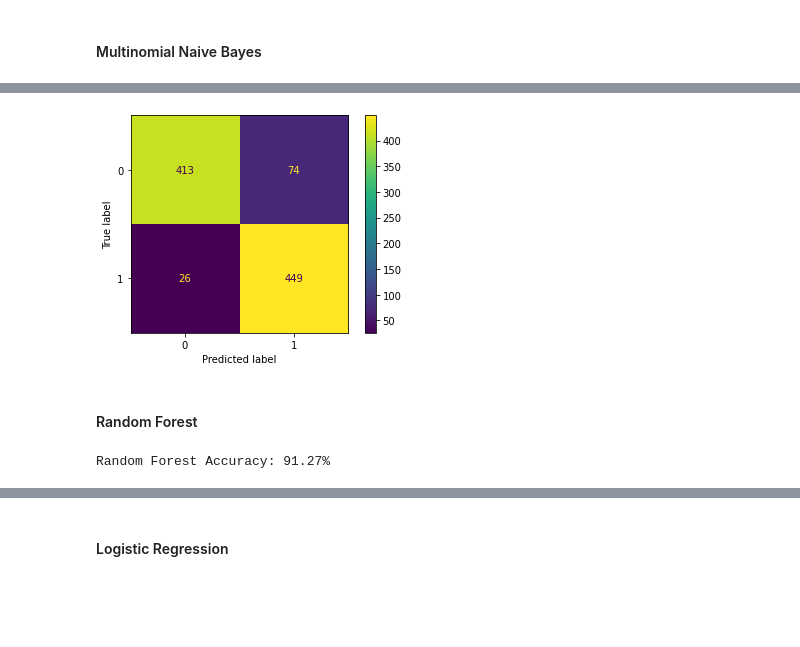
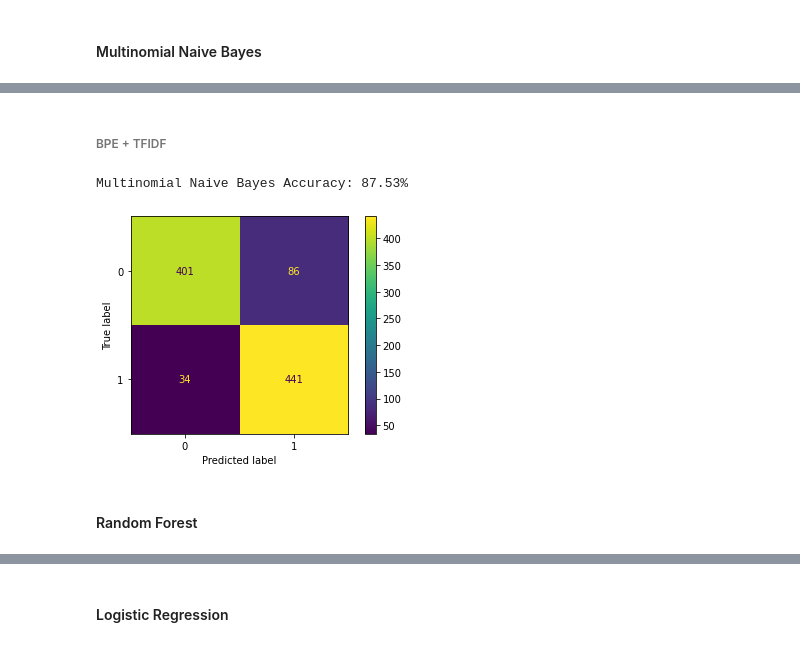
Before and after one commit to lymoelopez/filipino-fake-news-detection, a Jupyter notebook: fakeNewsDetection.ipynb, the cells around one changed output, grey strips where cells are left out. Drawn from its saved outputs; the diff is of its cells as text; code cells hidden in the pictures; blank space fills up the shorter version.

```diff
--- a/fakeNewsDetection.ipynb
+++ b/fakeNewsDetection.ipynb
@@ -145,8 +145,11 @@ def removeCharactersAndLowercase(text):
     text = re.sub('\w*\d\w*', '', text)
     return text
 
-df['article'] = df['article'].apply(removeCharactersAndLowercase)
-dfBT['article'] = dfBT['article'].apply(removeCharactersAndLowercase)
+df_preprocess = df.copy()
+dfBT_preprocess = dfBT.copy()
+
+df_preprocess['article'] = df_preprocess['article'].apply(removeCharactersAndLowercase)
+dfBT_preprocess['article'] = dfBT_preprocess['article'].apply(removeCharactersAndLowercase)
 # %% [markdown]
 #### Byte Pair encoding
 # %%
@@ -237,9 +318,10 @@ Multinomial Naive Bayes Accuracy: 89.6%
-# %%
-MultNB_cm = confusion_matrix(y_test,MultNB_pred)
-
-MultNB_cm_display = ConfusionMatrixDisplay(MultNB_cm).plot()
-# %% [output]
-[figure, removed]
+# %% [markdown]
+###### BPE + TFIDF
+# %%
+MultNB_BPE = findMultNB(tfidf_train_BPE, y_train_BPE, tfidf_test_BPE, y_test_BPE)
+# %% [output]
+Multinomial Naive Bayes Accuracy: 87.53%
+[figure, added]
 # %% [markdown]
 #### Random Forest
 # %%
@@ -249,5 +339,0 @@ rfc_pred = rfc.predict(tfidf_test)
-# %%
-score2=accuracy_score(y_test,rfc_pred)
-print(f'Random Forest Accuracy: {round(score2*100,2)}%')
-# %% [output]
-Random Forest Accuracy: 91.27%
```
Also changed, not shown: parts of 61 cells of this notebook.
